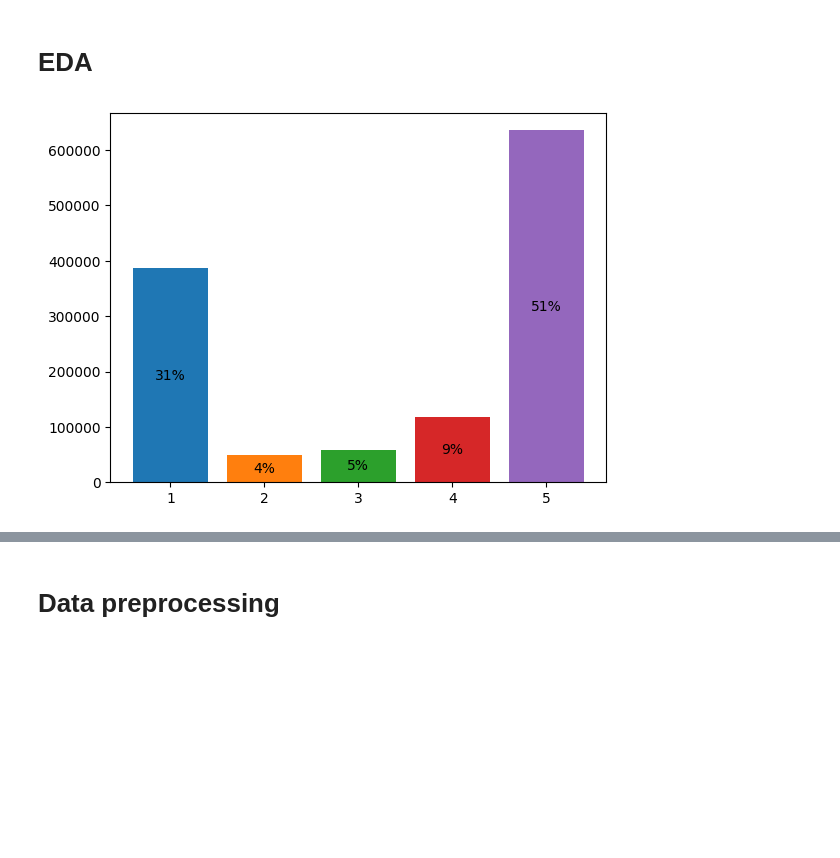
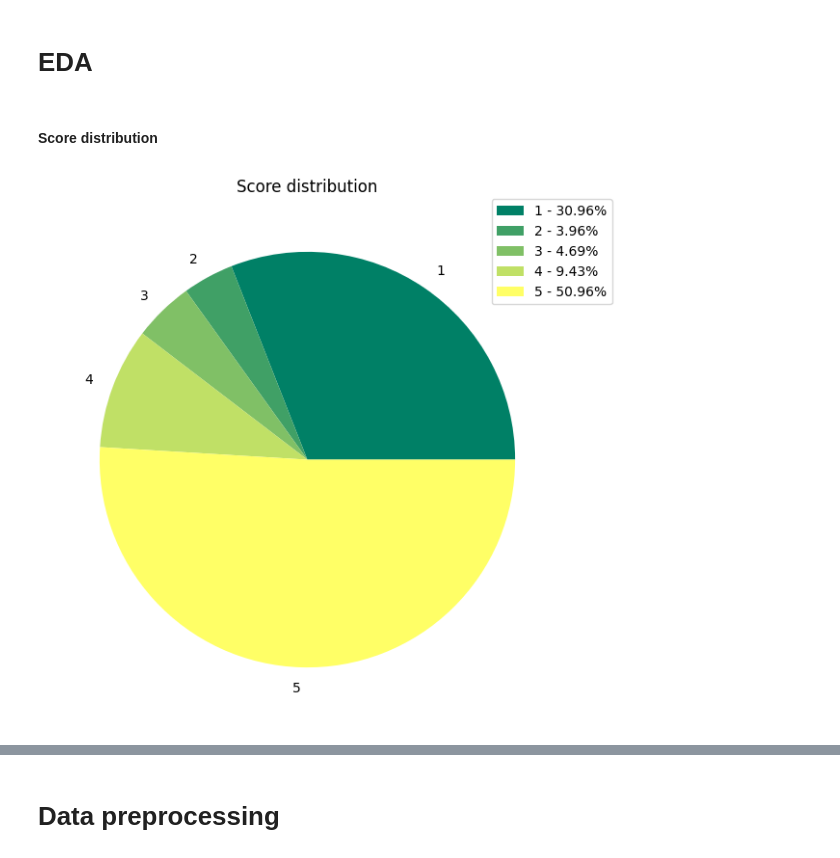
Before and after one commit to Skamlo/Food-Delivery-Apps-Analysis, a Jupyter notebook: main_analysis.ipynb, the cells around one changed output, grey strips where cells are left out. Saved outputs shown, nothing was run; the diff lists cells and outputs as text; code cells hidden in the pictures; blank space fills up the shorter version.

Commit message:
Data visualizations

```diff
--- a/main_analysis.ipynb
+++ b/main_analysis.ipynb
@@ -116,14 +46,2 @@ df.head(3)
 # %% [markdown]
 # EDA
-# %%
-df = df[['score', 'content']]
-# %%
-for i in range(1, 6):
-    n = len(df[df.score == i])
-    plt.bar(i-1, n)
-    rate = round(n / len(df) * 100)
-    plt.text(i-1, n//2, f"{rate}%", horizontalalignment='center', verticalalignment='center')
-plt.xticks(np.arange(5), np.arange(1, 6))
-plt.show()
-# %% [output]
-[figure, removed]
@@ -129,0 +56,2 @@ plt.show()
+# %% [markdown]
+#### Score distribution
@@ -129,0 +61,11 @@ plt.show()
+# %%
+scoreCount = df.groupby(['score']).count().iloc[:, 0]
+
+plt.figure(figsize=(7, 7))
+plt.pie(scoreCount, labels=scoreCount.index, colors=colormaps['summer'](np.linspace(0, 1, 5)))
+plt.title('Score distribution')
+labels = [f"{label} - {round(percent, 2)}%" for label, percent in zip(scoreCount.index, scoreCount.to_numpy()/len(df)*100)]
+plt.legend(labels, loc='right', bbox_to_anchor=(1.1, 0.9))
+plt.show()
+# %% [output]
+[figure, added]
```
Also changed, not shown: parts of 54 cells of this notebook.
